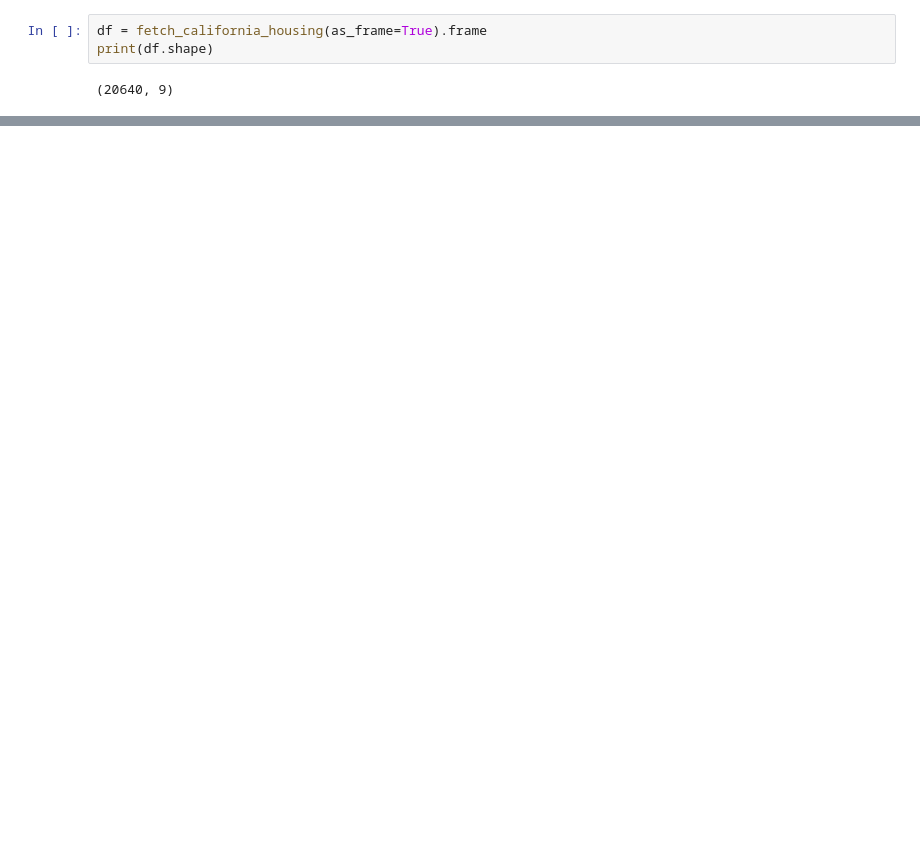
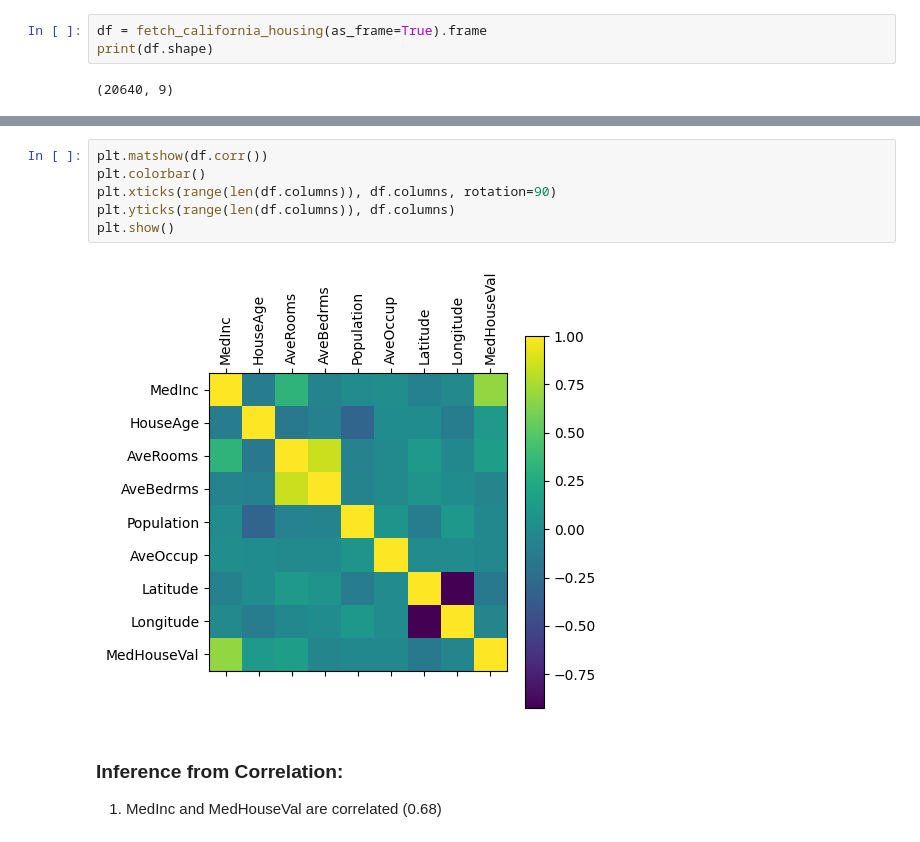
Before and after one commit to 23f3002157/AIML_LAB, a Jupyter notebook: W4/p1.ipynb, the cells around one changed output, grey strips where cells are left out. Cells and saved outputs as stored; diff of their text form; blank space fills up the shorter version.

```diff
--- a/W4/p1.ipynb
+++ b/W4/p1.ipynb
@@ -30,0 +84,11 @@ df.describe
+# %%
+plt.matshow(df.corr())
+plt.colorbar()
+plt.xticks(range(len(df.columns)), df.columns, rotation=90)
+plt.yticks(range(len(df.columns)), df.columns)
+plt.show()
+# %% [output]
+[figure, added]
+# %% [markdown]
+### Inference from Correlation:
+1. MedInc and MedHouseVal are correlated (0.68)
```
Also changed, not shown: parts of 15 cells of this notebook, 1 other file.
